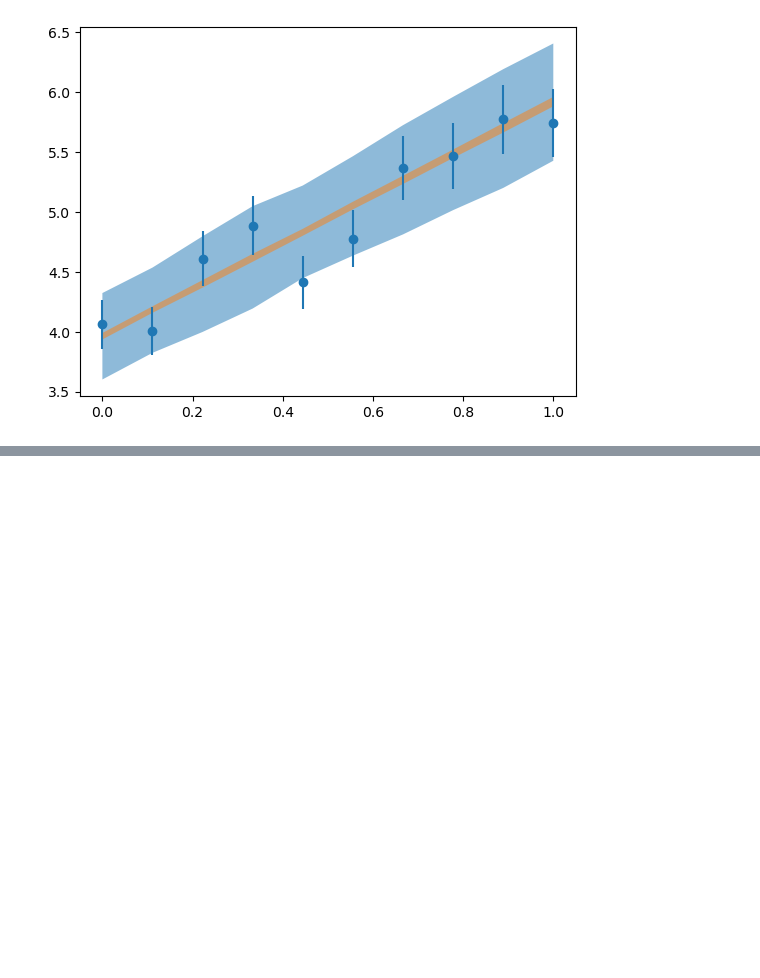
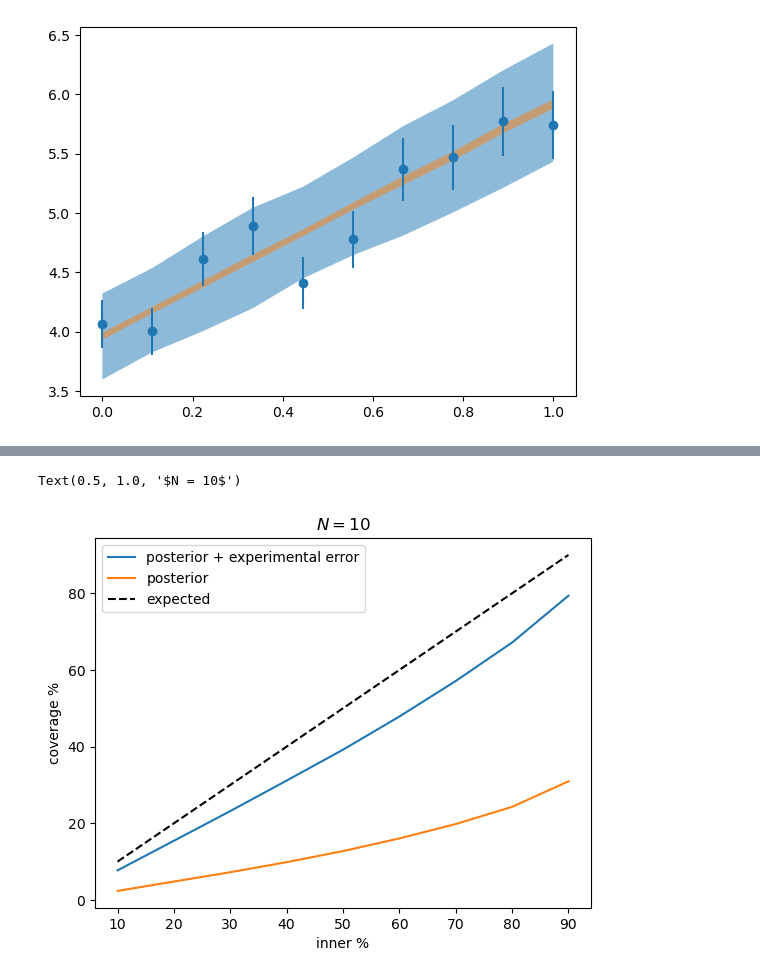
Before and after one commit to beykyle/rxmc, a Jupyter notebook: examples/overconfidence.ipynb, the cells around one changed output, grey strips where cells are left out. Drawn from its saved outputs; the diff is of its cells as text; code cells hidden in the pictures; blank space fills up the shorter version.

```diff
--- a/examples/overconfidence.ipynb
+++ b/examples/overconfidence.ipynb
@@ -303,0 +313,29 @@ Text(0.5, 1.0, '$N = 10$')
+# %%
+# plt.plot(inner_pctls, coverage_sum * 100, label="sum")
+
+# cov = coverage_counted(y_data, reported_stat_err, lower_bounds, upper_bounds)
+cov = coverage(y_data, reported_stat_err, lower, upper)
+
+plt.plot(
+    inner_pctls,
+    cov * 100,
+    label="posterior + experimental error",
+)
+
+cov = coverage(y_data, reported_stat_err, lower_l, upper_l)
+# cov = coverage_counted(y_data, reported_stat_err, lower_bounds, upper_bounds)
+
+plt.plot(
+    inner_pctls,
+    cov * 100,
+    label="posterior",
+)
+
+plt.plot(inner_pctls, inner_pctls, "k--", label="expected")
+plt.legend()
+plt.xlabel("inner %")
+plt.ylabel("coverage %")
+plt.title(f"$N = {N}$")
+# %% [output]
+Text(0.5, 1.0, '$N = 10$')
+[figure, added]
```
Also changed, not shown: parts of 10 cells of this notebook.
